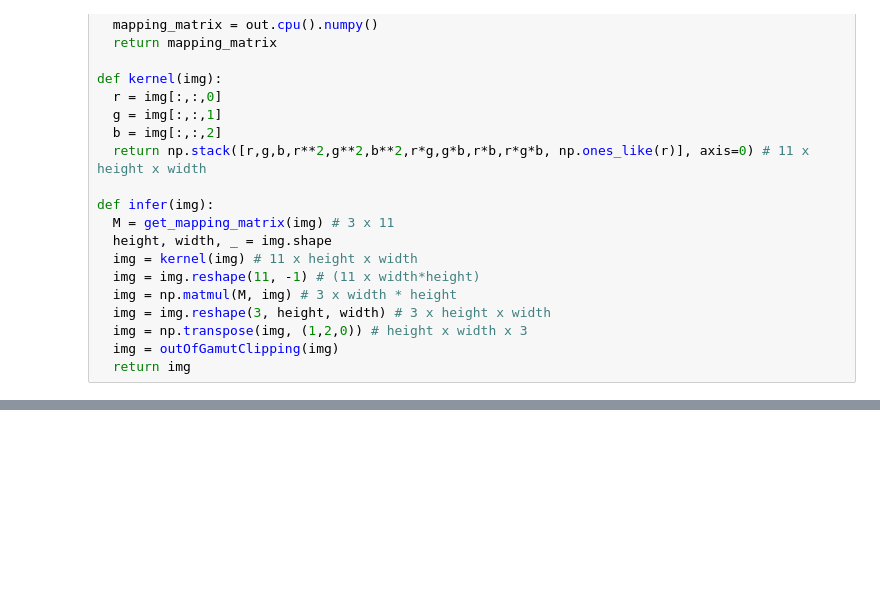
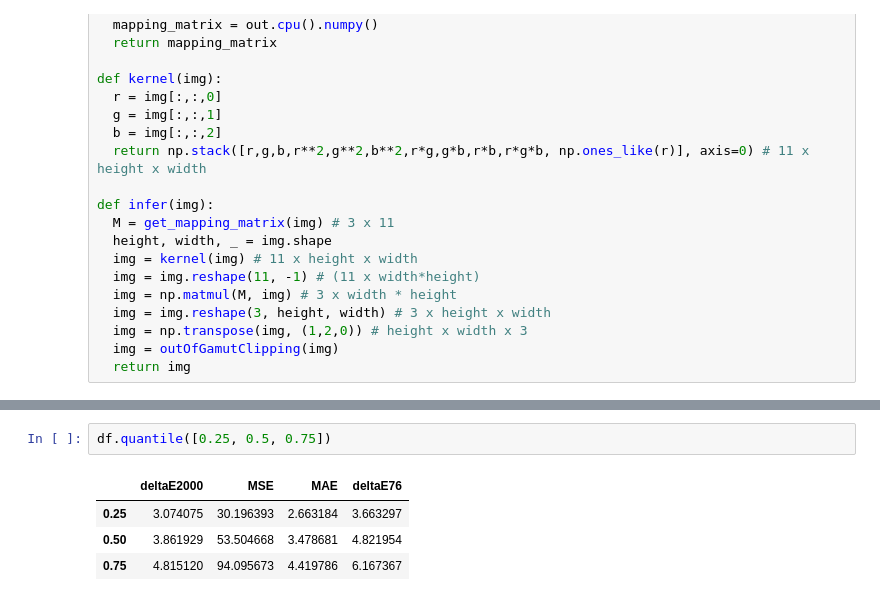
Before and after one commit to dranhclub/ColorConstancy, a Jupyter notebook: Evaluate_Color_Correction.ipynb, the cells around one changed output, grey strips where cells are left out. Drawn from its saved outputs; the diff is of its cells as text; blank space fills up the shorter version.

```diff
--- a/Evaluate_Color_Correction.ipynb
+++ b/Evaluate_Color_Correction.ipynb
@@ -475,0 +489,7 @@ EvalThread.eval_log
+# %%
+df.quantile([0.25, 0.5, 0.75])
+# %% [output]
+|  | deltaE2000 | MSE | MAE | deltaE76 |
+| 0.25 | 3.074075 | 30.196393 | 2.663184 | 3.663297 |
+| 0.50 | 3.861929 | 53.504668 | 3.478681 | 4.821954 |
+| 0.75 | 4.815120 | 94.095673 | 4.419786 | 6.167367 |
```
Also changed, not shown: parts of 16 cells of this notebook, 9 other files.
